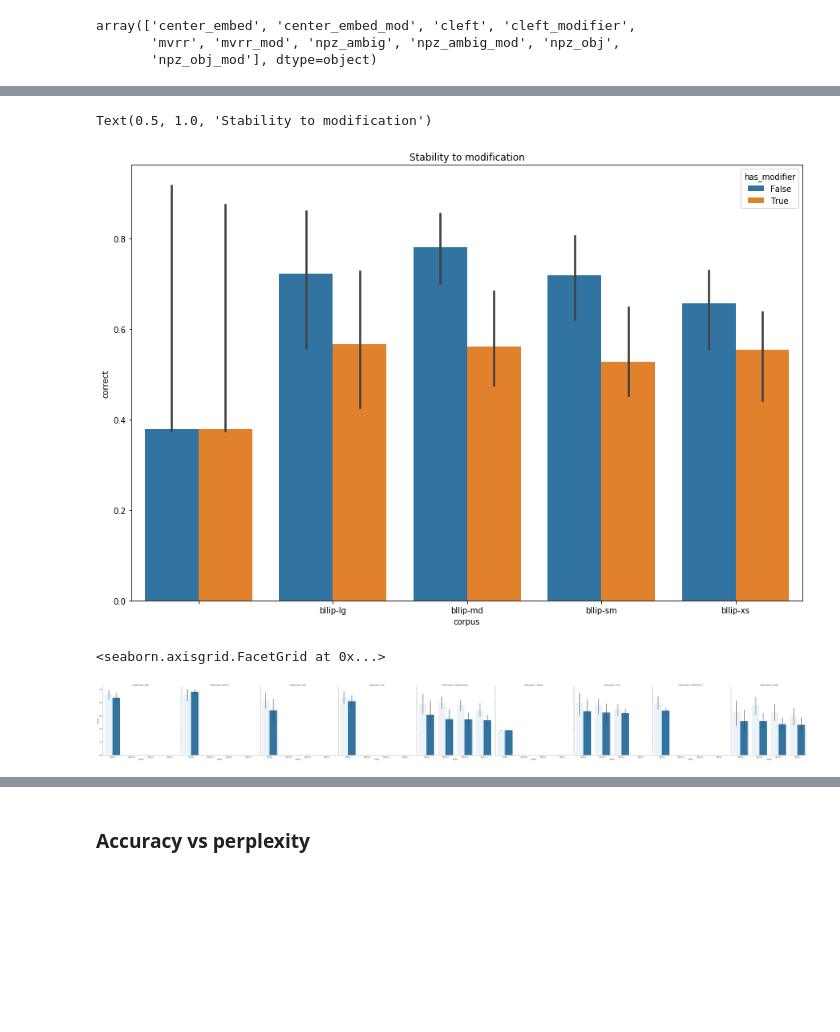
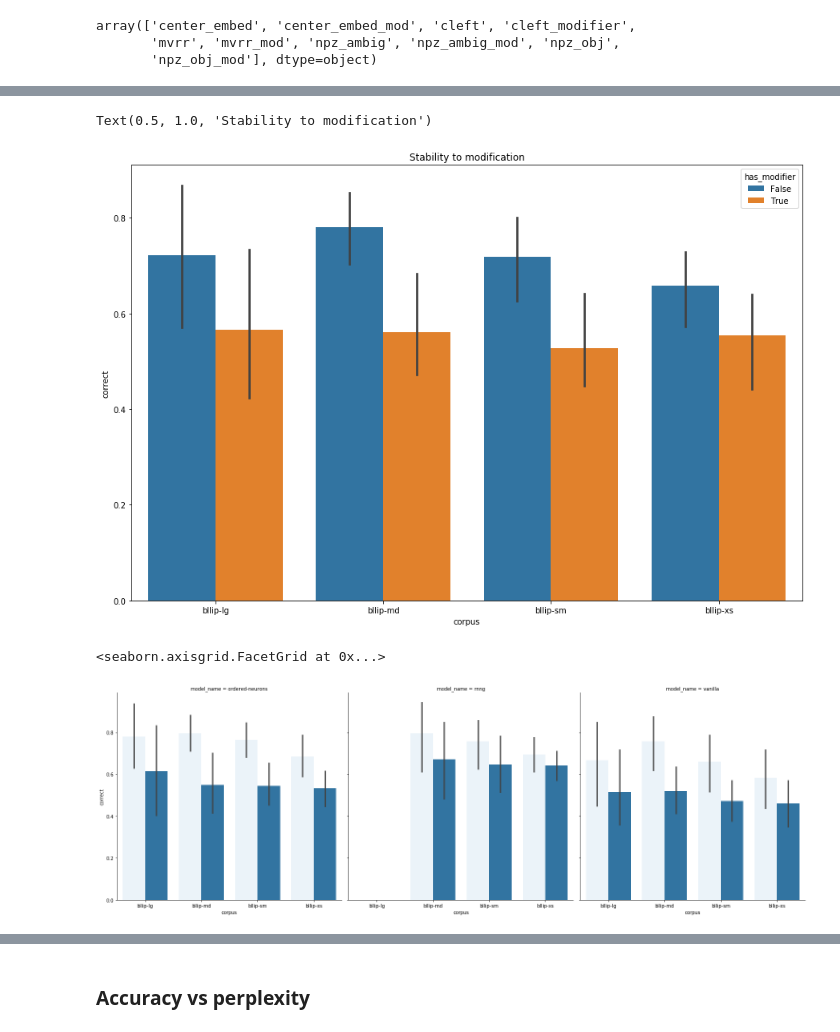
Before and after one commit to cpllab/syntactic-generalization, a Jupyter notebook: notebooks/main.ipynb, the cells around one changed output, grey strips where cells are left out. Cells and saved outputs as stored; diff of their text form; code cells hidden in the pictures; blank space fills up the shorter version.

Commit message:
controlled evaluation section: only include controlled models

```diff
--- a/notebooks/main.ipynb
+++ b/notebooks/main.ipynb
@@ -278,5 +284,9 @@ Text(0, 0.5, 'Accuracy')
 # %% [markdown]
 ### Controlled evaluation of model type + dataset size
+# %%
+controlled_suites_df = suites_df[suites_df.model_name.isin(controlled_models)]
+controlled_suites_df_mod = suites_df_mod[suites_df_mod.model_name.isin(controlled_models)]
+controlled_joined_data_circuits = joined_data_circuits[joined_data_circuits.model_name.isin(controlled_models)]
 # %%
 # Compare SG deltas w.r.t. test suite mean rather than absolute values.
 # This makes for a more easily interpretable visualization
@@ -341,14 +346,14 @@ Text(0.5, 1.0, 'Stability to modification')
 # %%
 plt.subplots(figsize=(15, 10))
-sns.barplot(data=suites_df_mod, x="corpus", y="correct", hue="has_modifier", units="model_name")
+sns.barplot(data=controlled_suites_df_mod, x="corpus", y="correct", hue="has_modifier", units="model_name")
 plt.title("Stability to modification")
 # %% [output]
 Text(0.5, 1.0, 'Stability to modification')
-[figure, old version]
+[figure, new version]
 # %%
-g = sns.FacetGrid(data=suites_df_mod, col="model_name", height=7)
-g.map(sns.barplot, "corpus", "correct", "has_modifier")
+g = sns.FacetGrid(data=controlled_suites_df_mod, col="model_name", height=7)
+g.map(sns.barplot, "corpus", "correct", "has_modifier", order=corpus_order)
 # %% [output]
 <seaborn.axisgrid.FacetGrid at 0x...>
-[figure, old version]
+[figure, new version]
 # %%
```
Also changed, not shown: parts of 10 cells of this notebook, 1 other file.
